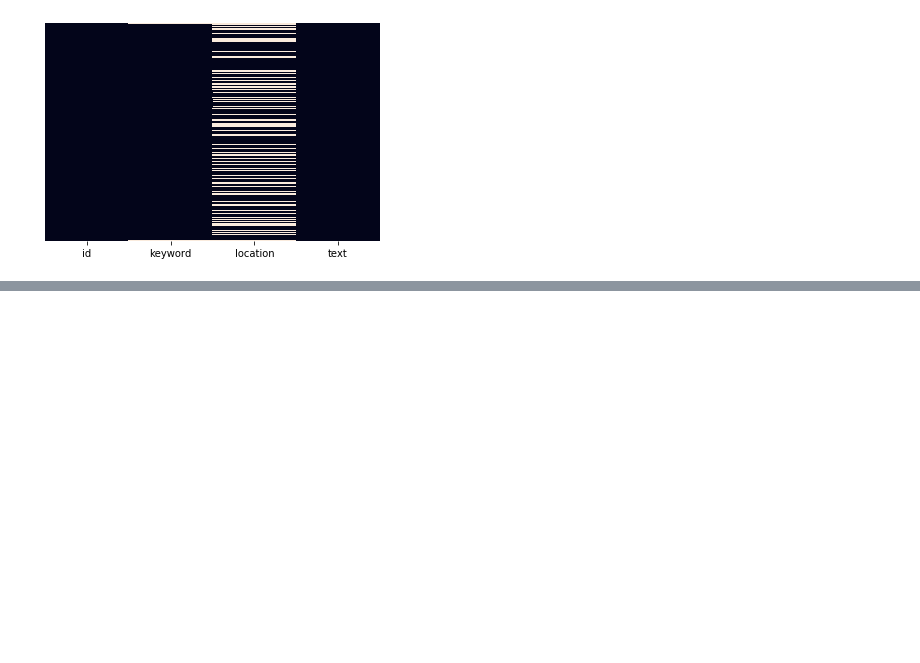
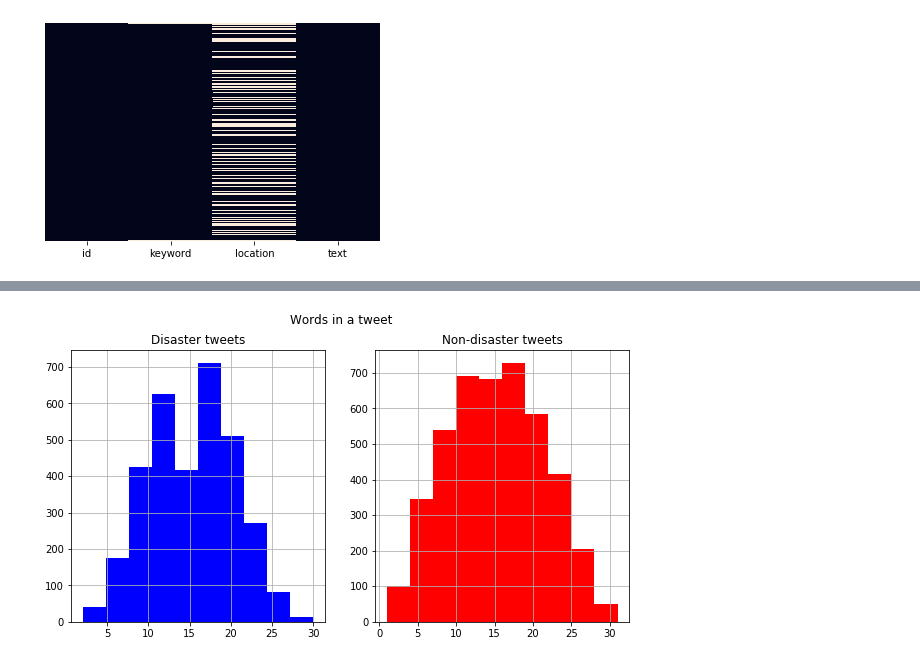
Before and after one commit to samira-ghodratnama/Detecting-Fake-News-In-Twitter, a Jupyter notebook: Fake News Detection Using Twitter Data_Disaster Detection.ipynb, the cells around one changed output, grey strips where cells are left out. Saved outputs shown, nothing was run; the diff lists cells and outputs as text; code cells hidden in the pictures; blank space fills up the shorter version.

Commit message:
add preprocessing data

```diff
--- a/Fake News Detection Using Twitter Data_Disaster Detection.ipynb
+++ b/Fake News Detection Using Twitter Data_Disaster Detection.ipynb
@@ -191,0 +223,9 @@ Number of unique values in location = 3341 (Training) - 1602 (Test)
+# %%
+# Since it doesn't seem that location feature has any value or correlation to our problem to be solved,
+# it could be dropped from the data frame.
+# Drop the column 'location' from the training dataset
+df_train=df_train.drop(['location'],axis=1)
+# A disaster tweet exmaple
+df_train[df_train['target']==1]['text'][10:20]
+#A non-disaster tweet example
+df_train[df_train['target']==0]['text'][10:20]
@@ -191,0 +244,3 @@ Number of unique values in location = 3341 (Training) - 1602 (Test)
+# %%
+df_train['words_count'] = df_train['text'].str.split().map(lambda x: len(x))
+df_train.head()
@@ -191,0 +254,15 @@ Number of unique values in location = 3341 (Training) - 1602 (Test)
+# %%
+#Create visualization of the distribution of the word counts in comparision to target feature
+fig,(ax1,ax2)=plt.subplots(1,2,figsize=(10,5))
+dis_tweet=df_train[df_train['target']==1]['words_count']
+ax1.hist(dis_tweet,color='blue')
+ax1.set_title('Disaster tweets')
+ax1.grid()
+nondis_tweet=df_train[df_train['target']==0]['words_count']
+ax2.hist(nondis_tweet,color='red')
+ax2.set_title('Non-disaster tweets')
+ax2.grid()
+fig.suptitle('Words in a tweet')
+plt.show()
+# %% [output]
+[figure, added]
```
Also changed, not shown: parts of 17 cells of this notebook.
